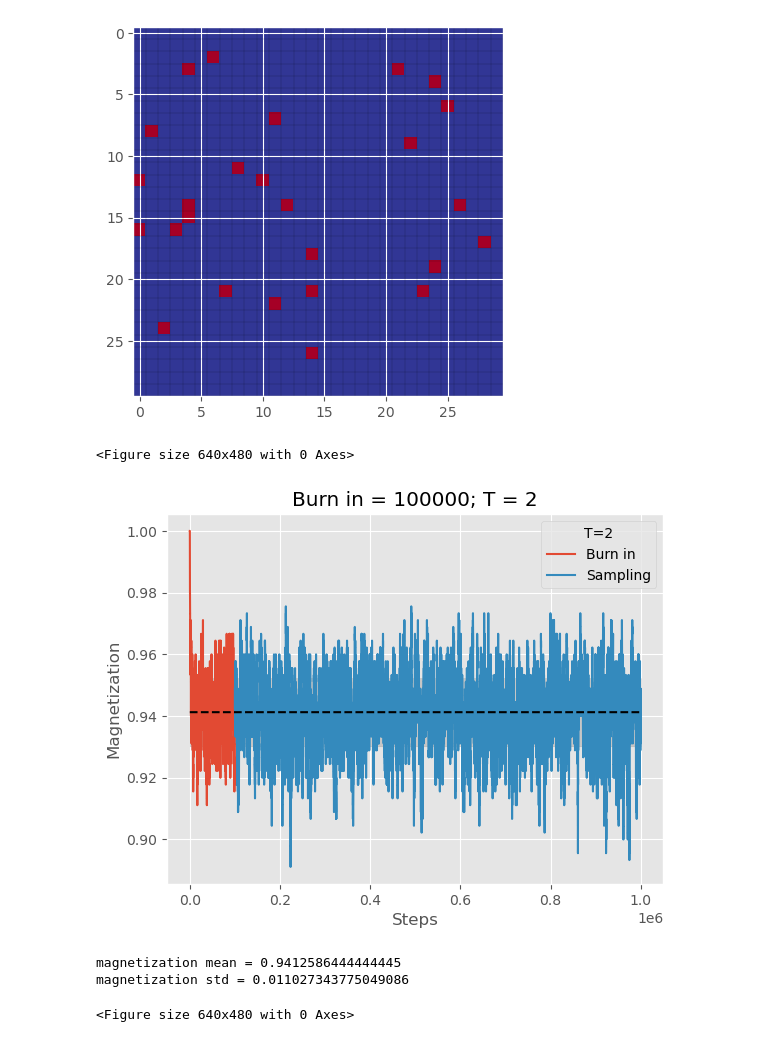
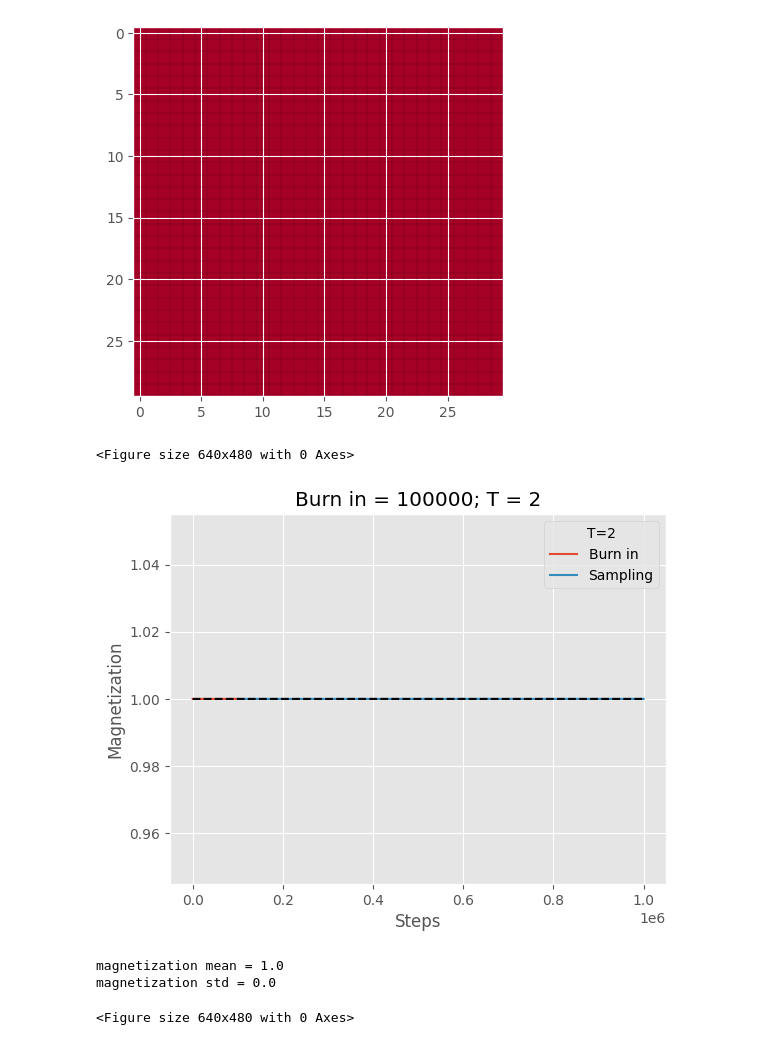
Before and after one commit to leo-megliola/2D-Icing-MCMC, a Jupyter notebook: example_using_config.ipynb, the cells around one changed output. Drawn from its saved outputs; the diff is of its cells as text; code cells hidden in the pictures.

```diff
--- a/example_using_config.ipynb
+++ b/example_using_config.ipynb
@@ -54,13 +54,13 @@ magnetization std = 0.014129892855036408
 <Figure size 640x480 with 0 Axes>
 # %%
-B=1
-m_valuesUP, lattice_spins, steps = spins2(steps=STEPS, random=False, B=B)
+B=-100
+m_valuesUP, lattice_spins, steps = spins(steps=STEPS, random=False, B=B)
 plot_lattice(lattice_spins, savefig="latticeplot.png")
 plot_m(m_valuesUP, burn_in = BURNIN, savefig="mplot.png")
 # %% [output]
-[figure, old version]
+[figure, new version]
 <Figure size 640x480 with 0 Axes>
-[figure, old version]
+[figure, new version]
-magnetization mean = 0.9412586444444445
-magnetization std = 0.011027343775049086
+magnetization mean = 1.0
+magnetization std = 0.0
 <Figure size 640x480 with 0 Axes>
```
Also changed, not shown: parts of 5 cells of this notebook, 1 other file.
